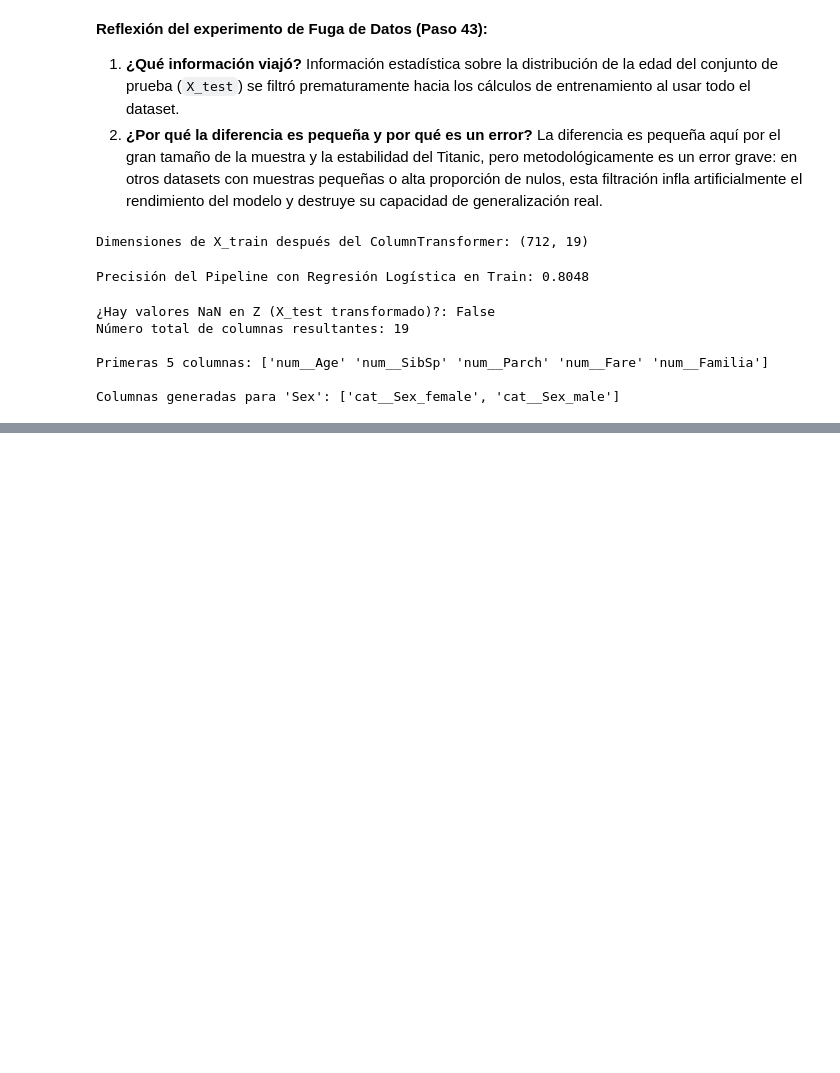
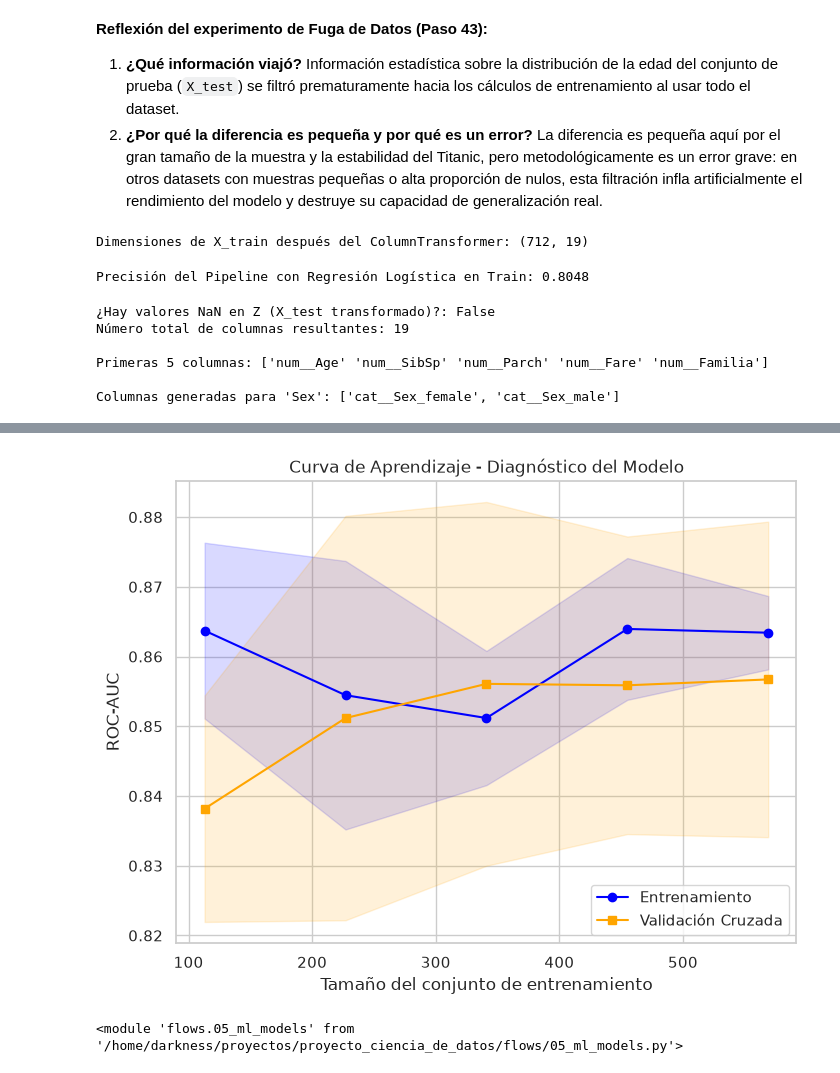
Before and after one commit to KeydyMi/proyecto_ciencia_de_datos, a Jupyter notebook: notebooks/04_modelado.ipynb, the cells around one changed output, grey strips where cells are left out. Cells and saved outputs as stored; diff of their text form; code cells hidden in the pictures; blank space fills up the shorter version.

```diff
--- a/notebooks/04_modelado.ipynb
+++ b/notebooks/04_modelado.ipynb
@@ -187,0 +369,44 @@ Columnas generadas para 'Sex': ['cat__Sex_female', 'cat__Sex_male']
+# %%
+from sklearn.model_selection import learning_curve
+import numpy as np
+import matplotlib.pyplot as plt
+
+# 1. Calcular la curva de aprendizaje
+train_sizes, train_scores, val_scores = learning_curve(
+    pipe_finalista,
+    X_train,
+    y_train,
+    cv=cv,
+    train_sizes=np.linspace(0.2, 1.0, 5),
+    scoring='roc_auc',
+    n_jobs=-1
+)
+
+# 2. Calcular medias y desviaciones estándar
+train_mean = np.mean(train_scores, axis=1)
+train_std = np.std(train_scores, axis=1)
+val_mean = np.mean(val_scores, axis=1)
+val_std = np.std(val_scores, axis=1)
+
+# 3. Graficar la curva de aprendizaje
+plt.figure(figsize=(8, 6))
+plt.plot(train_sizes, train_mean, label='Entrenamiento', color='blue', marker='o')
+plt.fill_between(train_sizes, train_mean - train_std, train_mean + train_std, color='blue', alpha=0.15)
+
+plt.plot(train_sizes, val_mean, label='Validación Cruzada', color='orange', marker='s')
+plt.fill_between(train_sizes, val_mean - val_std, val_mean + val_std, color='orange', alpha=0.15)
+
+plt.xlabel("Tamaño del conjunto de entrenamiento")
+plt.ylabel("ROC-AUC")
+plt.title("Curva de Aprendizaje - Diagnóstico del Modelo")
+plt.legend(loc="lower right")
+plt.grid(True)
+plt.show()
+# %% [output]
+[figure, added]
+# %%
+import importlib
+ml = importlib.import_module("flows.05_ml_models")
+importlib.reload(ml)
+# %% [output]
+<module 'flows.05_ml_models' from '/home/darkness/proyectos/proyecto_ciencia_de_datos/flows/05_ml_models.py'>
```
Also changed, not shown: parts of 8 cells of this notebook, 1 other file.
